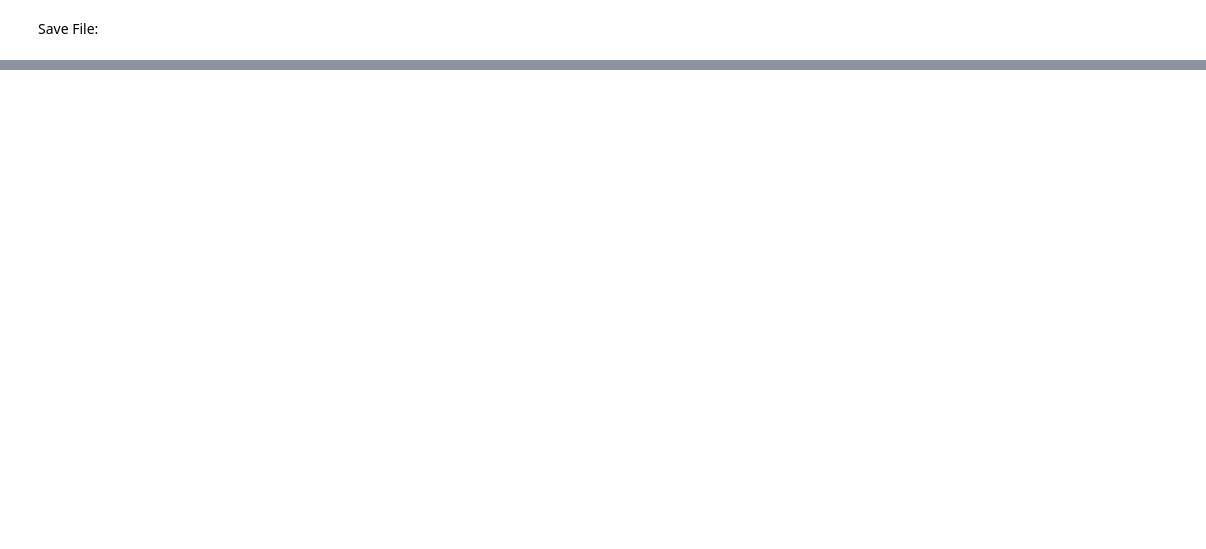
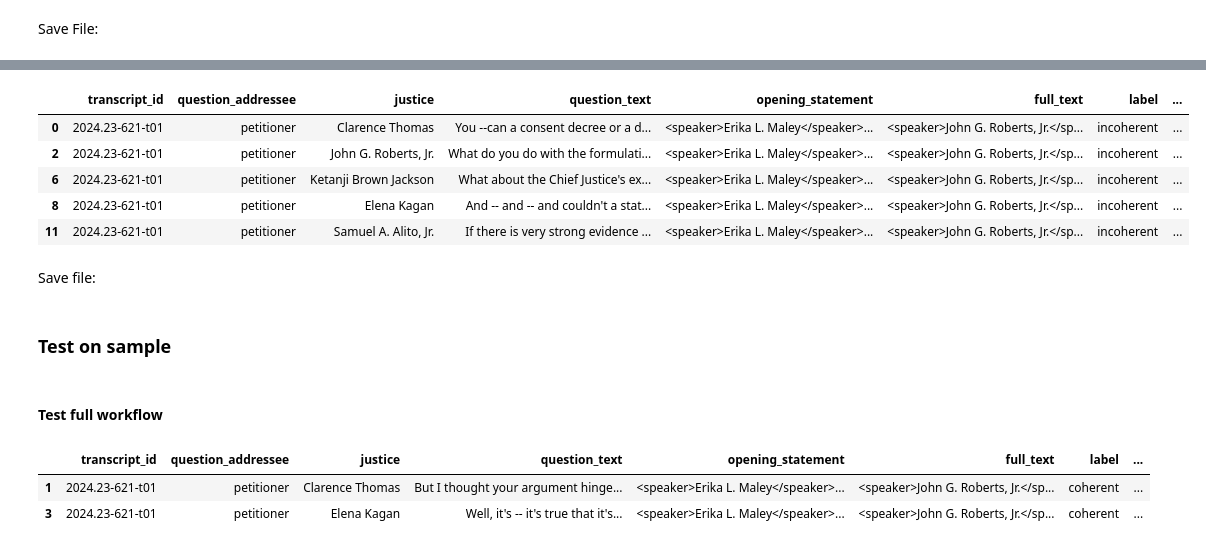
Before and after one commit to skyien-z/llms-for-oral-arguments, a Jupyter notebook: llm_generation_scripts/generate_legalbench_classification_della_inference.ipynb, the cells around one changed output, grey strips where cells are left out. Saved outputs shown, nothing was run; the diff lists cells and outputs as text; code cells hidden in the pictures; blank space fills up the shorter version.

```diff
--- a/llm_generation_scripts/generate_legalbench_classification_della_inference.ipynb
+++ b/llm_generation_scripts/generate_legalbench_classification_della_inference.ipynb
@@ -155,0 +167,8 @@ df_coherent.to_csv(out_fp, index=False)
+# %%
+input_fp = '../datasets/2024_all_questions_coherence_labeled_Meta-Llama-3.1-70B-Instruct.csv'
+df = pd.read_csv(input_fp)
+# df.head()
+# %%
+df_incoherent = df[df['label'] == 'incoherent']
+df_incoherent = df_incoherent.copy()
+df_incoherent.head()
@@ -155,0 +182,15 @@ df_coherent.to_csv(out_fp, index=False)
+# %%
+# GENERATE FOR ALL
+df_incoherent['legalbench_classification_raw'] = df_incoherent.apply(
+    lambda row: classify_questions_legalbench(row['opening_statement'], row['question_text']), axis=1
+)
+df_incoherent.head()
+# %% [output]
+|  | transcript_id | question_addressee | justice | question_text | opening_statement | full_text | label | ... |
+| 0 | 2024.23-621-t01 | petitioner | Clarence Thomas | You --can a consent decree or a d... | <speaker>Erika L. Maley</speaker>... | <speaker>John G. Roberts, Jr.</sp... | incoherent | ... |
+| 2 | 2024.23-621-t01 | petitioner | John G. Roberts, Jr. | What do you do with the formulati... | <speaker>Erika L. Maley</speaker>... | <speaker>John G. Roberts, Jr.</sp... | incoherent | ... |
+| 6 | 2024.23-621-t01 | petitioner | Ketanji Brown Jackson | What about the Chief Justice's ex... | <speaker>Erika L. Maley</speaker>... | <speaker>John G. Roberts, Jr.</sp... | incoherent | ... |
+| 8 | 2024.23-621-t01 | petitioner | Elena Kagan | And -- and -- and couldn't a stat... | <speaker>Erika L. Maley</speaker>... | <speaker>John G. Roberts, Jr.</sp... | incoherent | ... |
+| 11 | 2024.23-621-t01 | petitioner | Samuel A. Alito, Jr. | If there is very strong evidence ... | <speaker>Erika L. Maley</speaker>... | <speaker>John G. Roberts, Jr.</sp... | incoherent | ... |
+# %% [markdown]
+Save file:
@@ -155,0 +200,15 @@ df_coherent.to_csv(out_fp, index=False)
+# %% [markdown]
+### Test on sample
+# %% [markdown]
+#### Test full workflow
+# %%
+# # test on subsample (full workflow
+df_new = df_coherent.head(2).copy()
+df_new['legalbench_classification_raw'] = df_new.apply(
+    lambda row: classify_questions_legalbench(row['opening_statement'], row['question_text']), axis=1
+)
+df_new
+# %% [output]
+|  | transcript_id | question_addressee | justice | question_text | opening_statement | full_text | label | ... |
+| 1 | 2024.23-621-t01 | petitioner | Clarence Thomas | But I thought your argument hinge... | <speaker>Erika L. Maley</speaker>... | <speaker>John G. Roberts, Jr.</sp... | coherent | ... |
+| 3 | 2024.23-621-t01 | petitioner | Elena Kagan | Well, it's -- it's true that it's... | <speaker>Erika L. Maley</speaker>... | <speaker>John G. Roberts, Jr.</sp... | coherent | ... |
```
Also changed, not shown: parts of 15 cells of this notebook, 5 other files.
